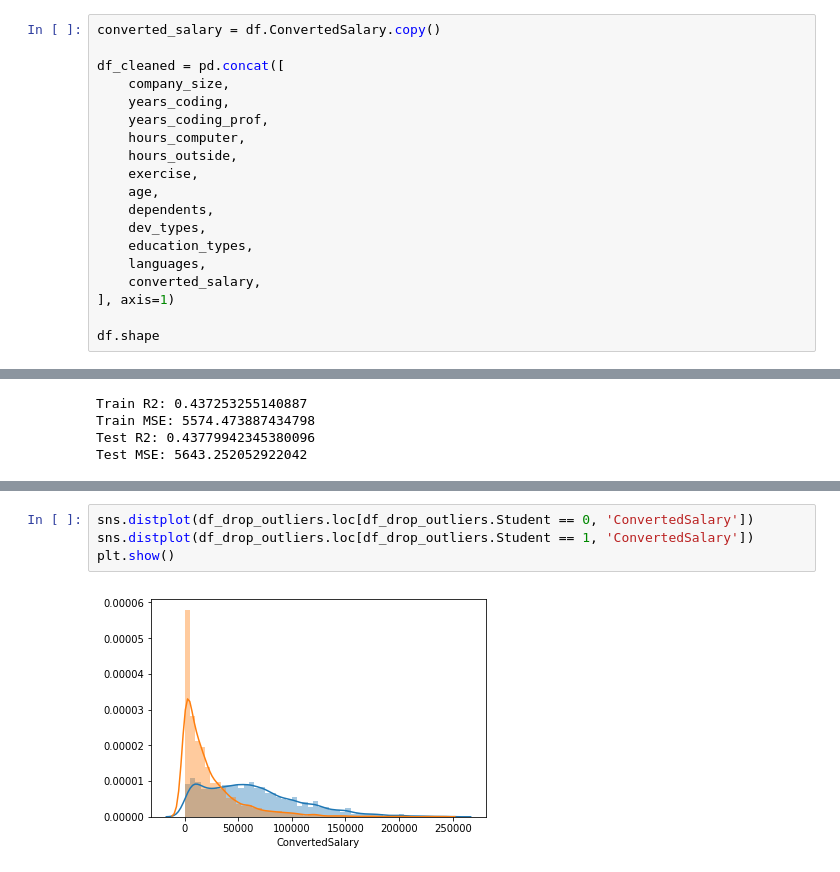
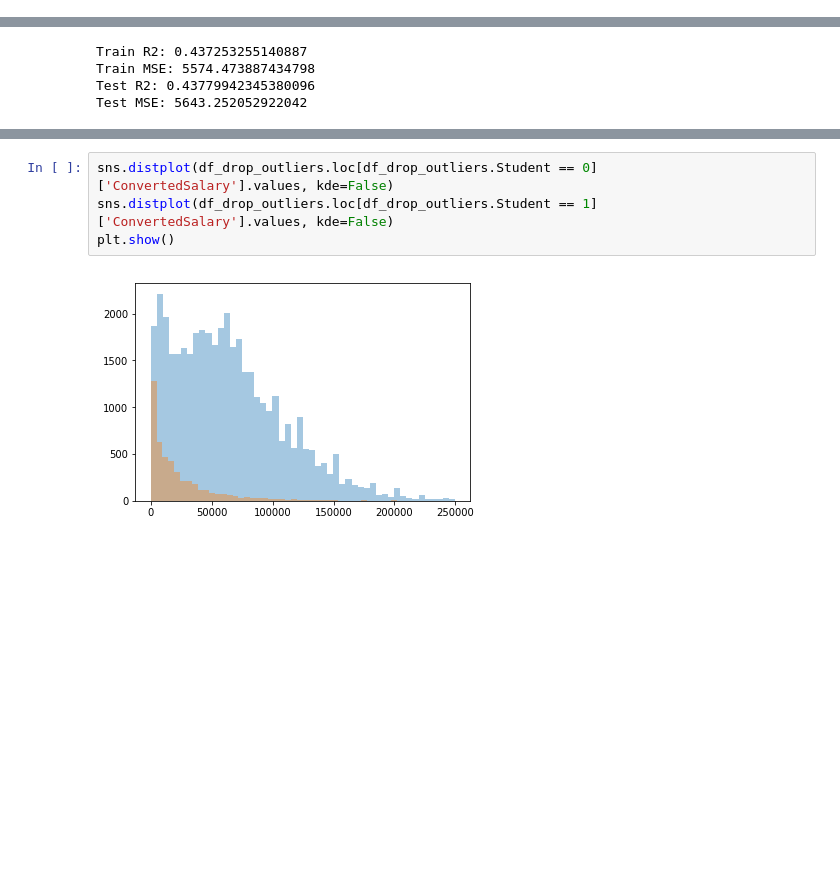
Before and after one commit to joshtice/stackoverflow2018, a Jupyter notebook: model.ipynb, the cells around one changed output, grey strips where cells are left out. Saved outputs shown, nothing was run; the diff lists cells and outputs as text; blank space fills up the shorter version.

```diff
--- a/model.ipynb
+++ b/model.ipynb
@@ -454,19 +498,0 @@ languages.head()
-# %%
-converted_salary = df.ConvertedSalary.copy()
-
-df_cleaned = pd.concat([
-    company_size,
-    years_coding,
-    years_coding_prof,
-    hours_computer,
-    hours_outside,
-    exercise,
-    age,
-    dependents,
-    dev_types,
-    education_types,
-    languages,
-    converted_salary,
-], axis=1)
-
-df.shape
@@ -610,6 +646,6 @@ feature_weights
 # %%
-sns.distplot(df_drop_outliers.loc[df_drop_outliers.Student == 0, 'ConvertedSalary'])
-sns.distplot(df_drop_outliers.loc[df_drop_outliers.Student == 1, 'ConvertedSalary'])
+sns.distplot(df_drop_outliers.loc[df_drop_outliers.Student == 0]['ConvertedSalary'].values, kde=False)
+sns.distplot(df_drop_outliers.loc[df_drop_outliers.Student == 1]['ConvertedSalary'].values, kde=False)
 plt.show()
 # %% [output]
-[figure, old version]
+[figure, new version]
```
Also changed, not shown: parts of 85 cells of this notebook, 1 other file.
